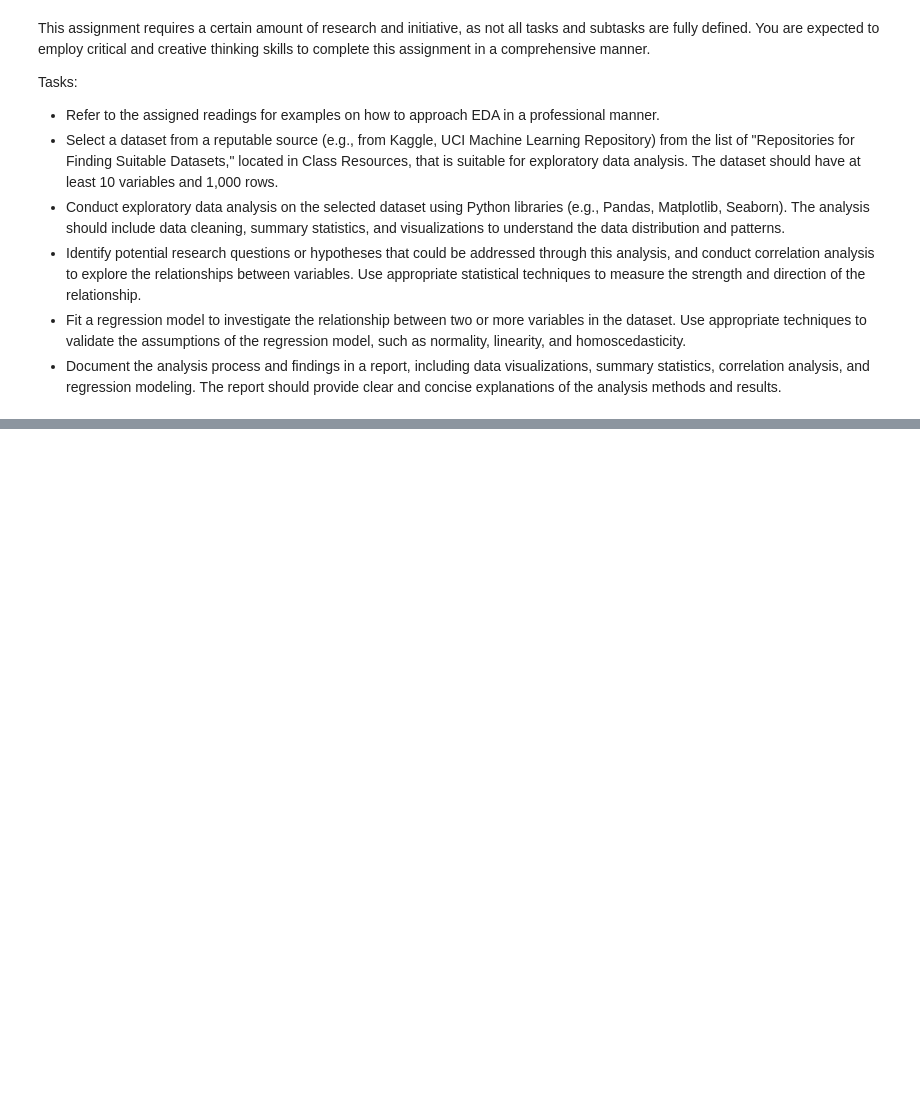
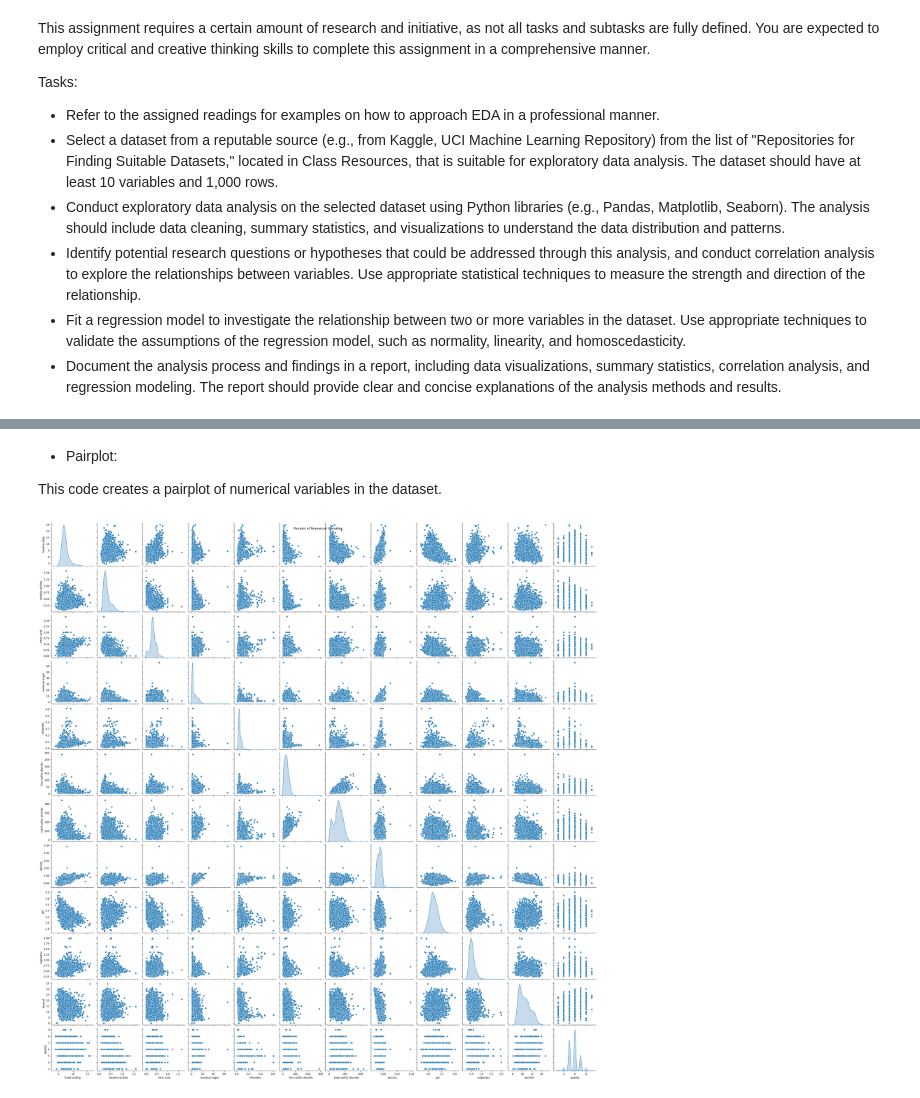
Before and after one commit to ARMAND-cod-eng/Statistical-Modeling, a Jupyter notebook: Statistical Modeling.ipynb, the cells around one changed output, grey strips where cells are left out. Saved outputs shown, nothing was run; the diff lists cells and outputs as text; code cells hidden in the pictures; blank space fills up the shorter version.

```diff
--- a/Statistical Modeling.ipynb
+++ b/Statistical Modeling.ipynb
@@ -13,0 +189,10 @@ Tasks:
+# %% [markdown]
+- Pairplot:
+
+This code creates a pairplot of numerical variables in the dataset.
+# %%
+sns.pairplot(df, diag_kind='kde')
+plt.suptitle('Pairplot of Numerical Variables')
+plt.show()
+# %% [output]
+[figure, added]
```
Also changed, not shown: parts of 45 cells of this notebook.
